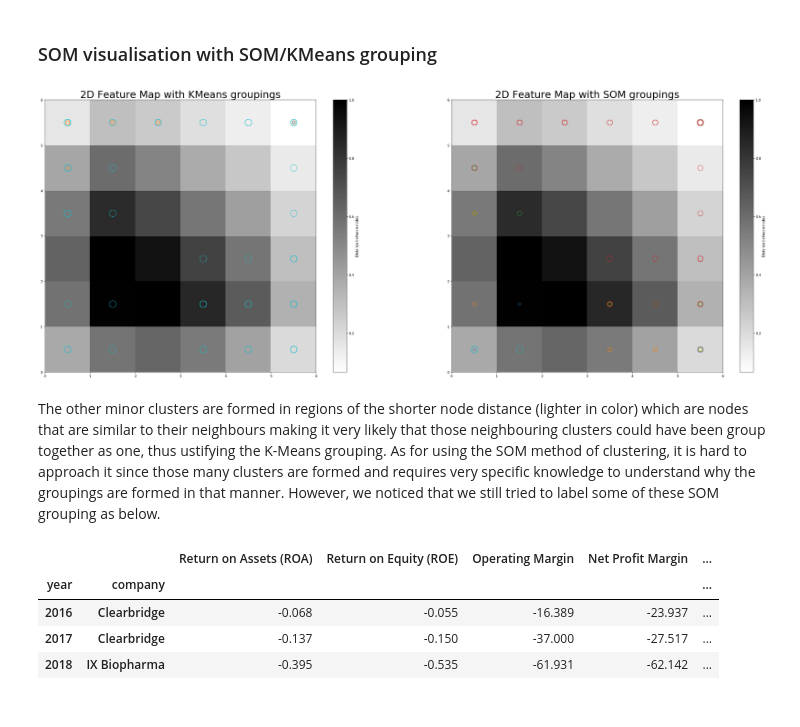
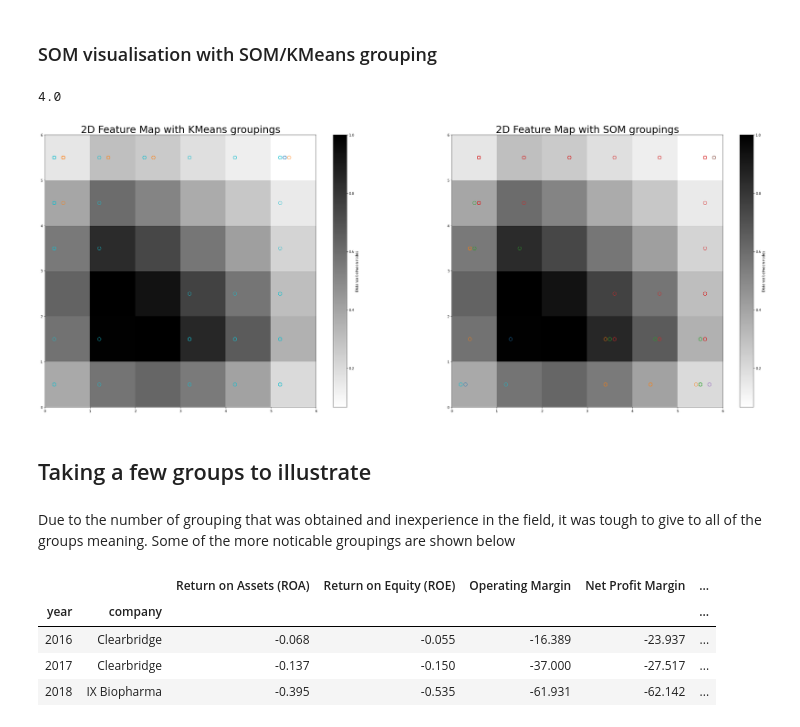
Before and after one commit to YanLong-Cloud/self_motivated_project, a Jupyter notebook: financial_ratio_grouping/SOM.ipynb, the cells around one changed output. Cells and saved outputs as stored; diff of their text form; code cells hidden in the pictures.

Commit message:
Change offset to SOM

```diff
--- a/financial_ratio_grouping/SOM.ipynb
+++ b/financial_ratio_grouping/SOM.ipynb
@@ -269,38 +270,47 @@ df['SOM'] = [mapper[i] for i in cluster_index]
 # %% [markdown]
 ### SOM visualisation with SOM/KMeans grouping
+# %%
+df.iloc[3,:]['SOM']
+# %% [output]
+4.0
 # %%
 markers = ['.', ',', 'o', 's', 'p', 'h', 'H']
 colors = ['C0', 'C1', 'C2','C3','C4','C5','C6','C7','C8','C9']
 marker_size = [8,12,14,16,18,20]
+offset = {0:-.3,1:-.2,2:-.1,3:0,4:.1,5:.2,6:.3}
 plt.figure(figsize=(40,15))
 
 plt.subplot(1, 2, 1)
 plt.title('2D Feature Map with KMeans groupings',fontsize=30)
 # plotting the distance map as background
 plt.pcolor(som.distance_map().T, cmap='binary')
 # colorbar to the side
 plt.colorbar().set_label('Distance between nodes')
 for cnt, xx in enumerate(transformed_data):
     w = som.winner(xx)  # getting the winner
     # place a marker on the winning position for the sample xx +.5 is to realign the matplotlib library
-    plt.plot(w[0]+.5, w[1]+.5, 'o', markerfacecolor='None',
-             markeredgecolor=colors[df.Kmeans[cnt]-1], markersize=marker_size[df.Kmeans[cnt]-1], markeredgewidth=1)
+    # includes an offset based on cluster
+    plt.plot(w[0]+0.5+offset[df.iloc[cnt,:]['Kmeans']], w[1]+.5, 'o', markerfacecolor='None',
+             markeredgecolor=colors[df.Kmeans[cnt]-1], markersize=10, markeredgewidth=1)
 
 plt.subplot(1, 2, 2)
 plt.title('2D Feature Map with SOM groupings',fontsize=30)
 # plotting the distance map as background
 plt.pcolor(som.distance_map().T, cmap='binary')
 # colorbar to the side
 plt.colorbar().set_label('Distance between nodes')
 for cnt, xx in enumerate(transformed_data):
     w = som.winner(xx)  # getting the winner
     # place a marker on the winning position for the sample xx +.5 is to realign the matplotlib library
-    plt.plot(w[0]+.5, w[1]+.5, 'o', markerfacecolor='None',
-             markeredgecolor=colors[df.SOM[cnt]-1], markersize=marker_size[df.SOM[cnt]-1], markeredgewidth=1)
+    # includes an offset based on cluster
+    plt.plot(w[0]+0.5+offset[df.iloc[cnt,:]['SOM']], w[1]+.5, 'o', markerfacecolor='None',
+             markeredgecolor=colors[df.SOM[cnt]-1], markersize=10, markeredgewidth=1)
 # %% [output]
-[figure, old version]
+[figure, new version]
-# %% [markdown]
-The other minor clusters are formed in regions of the shorter node distance (lighter in color) which are nodes that are similar to their neighbours making it very likely that those neighbouring clusters could have been group together as one, thus ustifying the K-Means grouping. As for using the SOM method of clustering, it is hard to approach it since those many clusters are formed and requires very specific knowledge to understand why the groupings are formed in that manner. However, we noticed that we still tried to label some of these SOM grouping as below.
+# %% [markdown]
+## Taking a few groups to illustrate
+# %% [markdown]
+Due to the number of grouping that was obtained and inexperience in the field, it was tough to give to all of the groups meaning. Some of the more noticable groupings are shown below
 # %%
 # doing poorly
 df[df.SOM==6]
```
Also changed, not shown: parts of 14 cells of this notebook, 1 other file.
